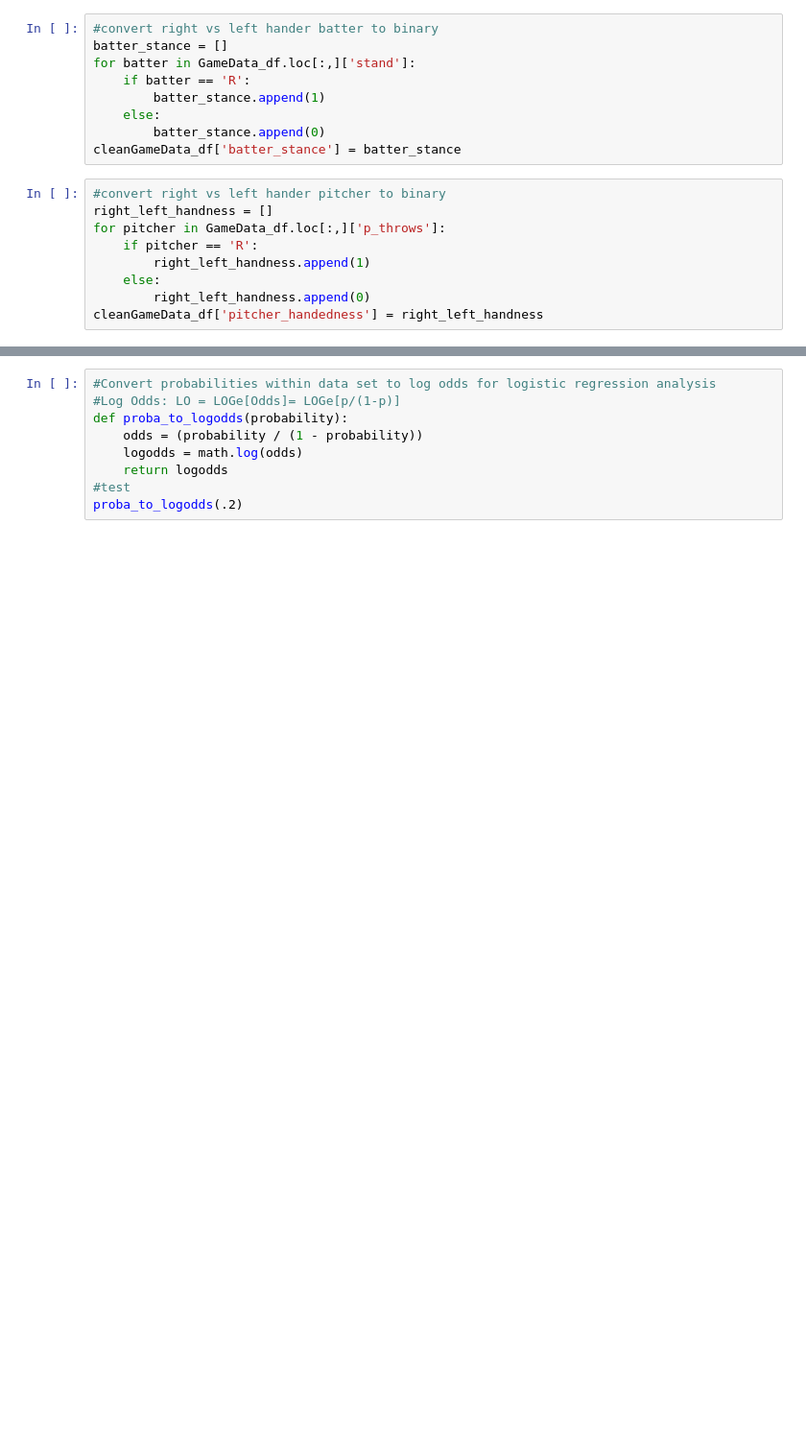
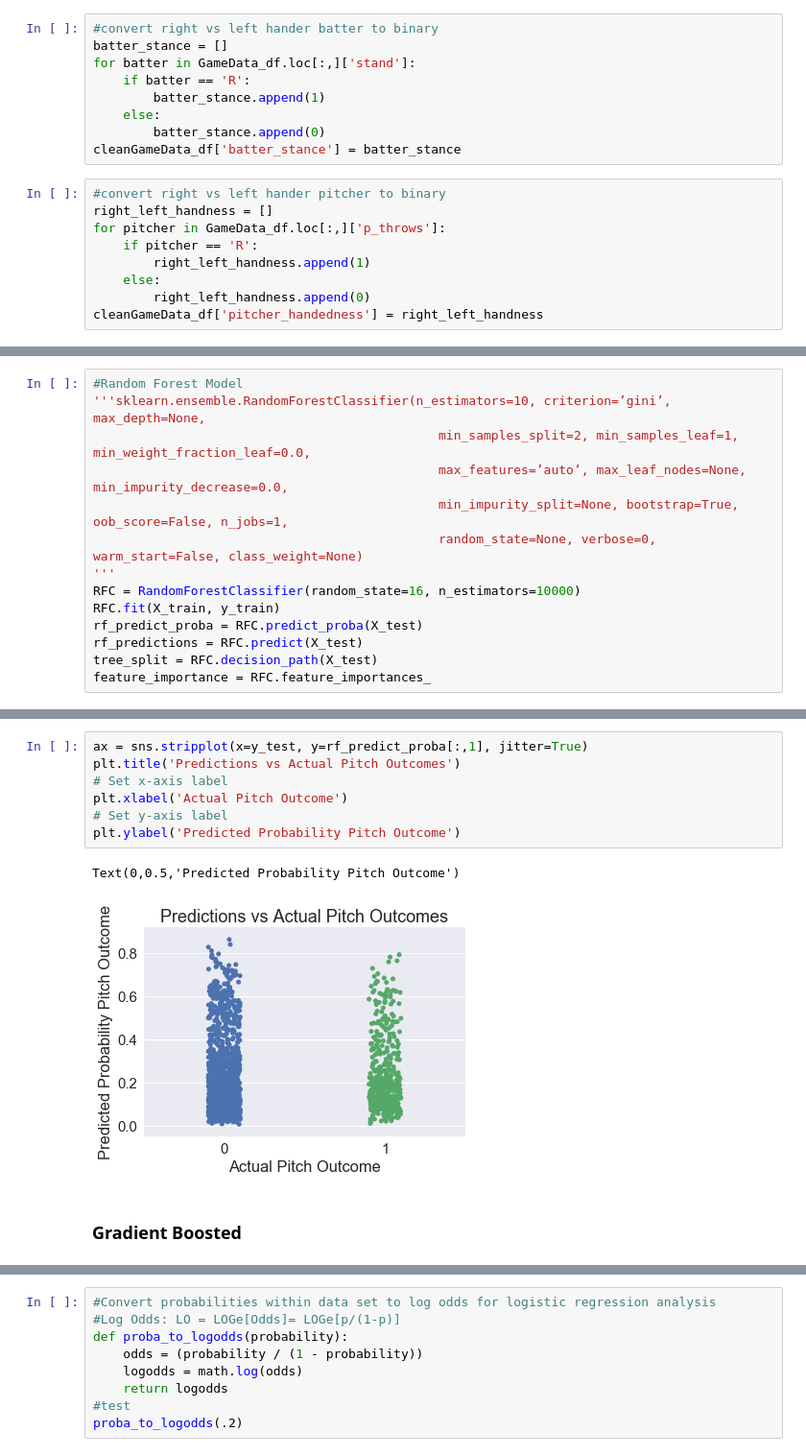
Before and after one commit to camoneill25/pfx_hit_predictor, a Jupyter notebook: workbook/Data_Analysis_EDA.ipynb, the cells around one changed output, grey strips where cells are left out. Shown at 96% size. Drawn from its saved outputs; the diff is of its cells as text; blank space fills up the shorter version.

```diff
--- a/workbook/Data_Analysis_EDA.ipynb
+++ b/workbook/Data_Analysis_EDA.ipynb
@@ -87,0 +421,14 @@ cleanGameData_df
+# %%
+#Random Forest Model
+'''sklearn.ensemble.RandomForestClassifier(n_estimators=10, criterion=’gini’, max_depth=None,
+                                              min_samples_split=2, min_samples_leaf=1, min_weight_fraction_leaf=0.0,
+                                              max_features=’auto’, max_leaf_nodes=None, min_impurity_decrease=0.0,
+                                              min_impurity_split=None, bootstrap=True, oob_score=False, n_jobs=1,
+                                              random_state=None, verbose=0, warm_start=False, class_weight=None)
+'''
+RFC = RandomForestClassifier(random_state=16, n_estimators=10000)
+RFC.fit(X_train, y_train)
+rf_predict_proba = RFC.predict_proba(X_test)
+rf_predictions = RFC.predict(X_test)
+tree_split = RFC.decision_path(X_test)
+feature_importance = RFC.feature_importances_
@@ -87,0 +486,12 @@ cleanGameData_df
+# %%
+ax = sns.stripplot(x=y_test, y=rf_predict_proba[:,1], jitter=True)
+plt.title('Predictions vs Actual Pitch Outcomes')
+# Set x-axis label
+plt.xlabel('Actual Pitch Outcome')
+# Set y-axis label
+plt.ylabel('Predicted Probability Pitch Outcome')
+# %% [output]
+Text(0,0.5,'Predicted Probability Pitch Outcome')
+[figure, added]
+# %% [markdown]
+### Gradient Boosted
```
Also changed, not shown: parts of 83 cells of this notebook, 1 other file.
